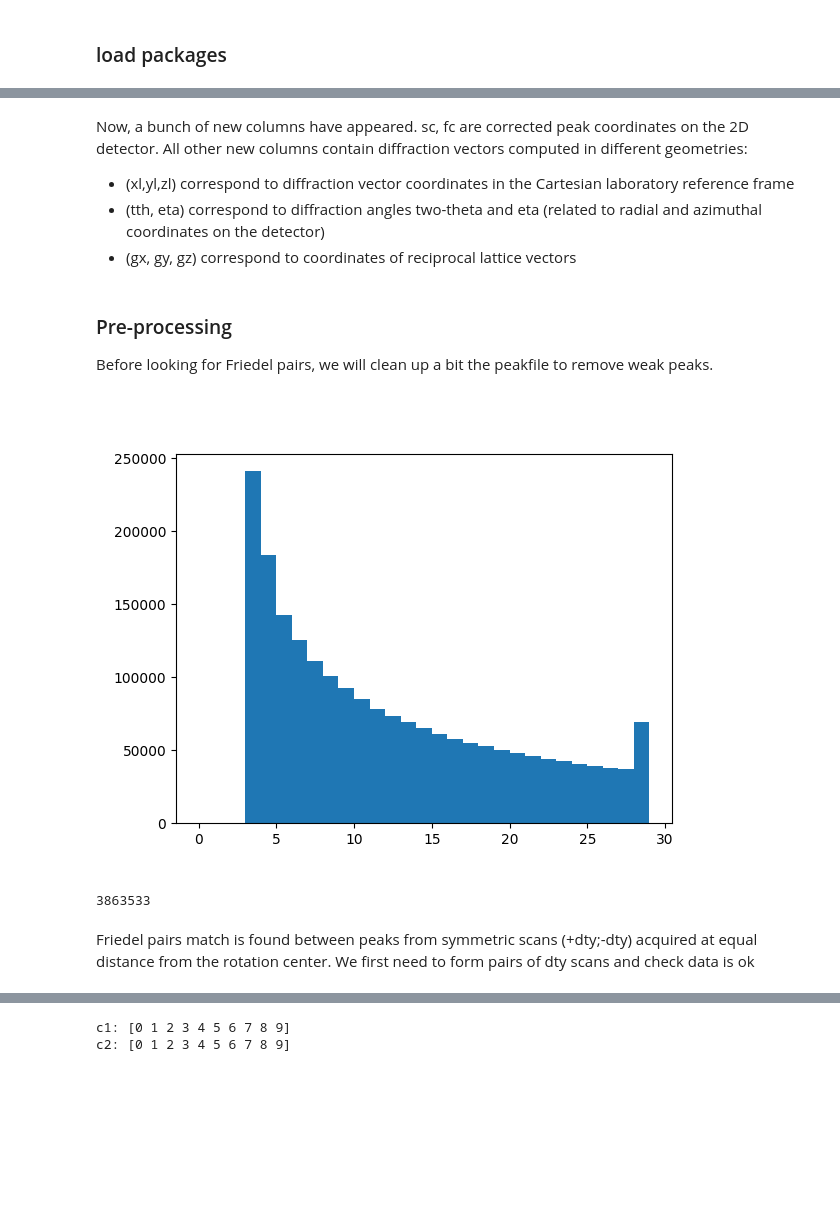
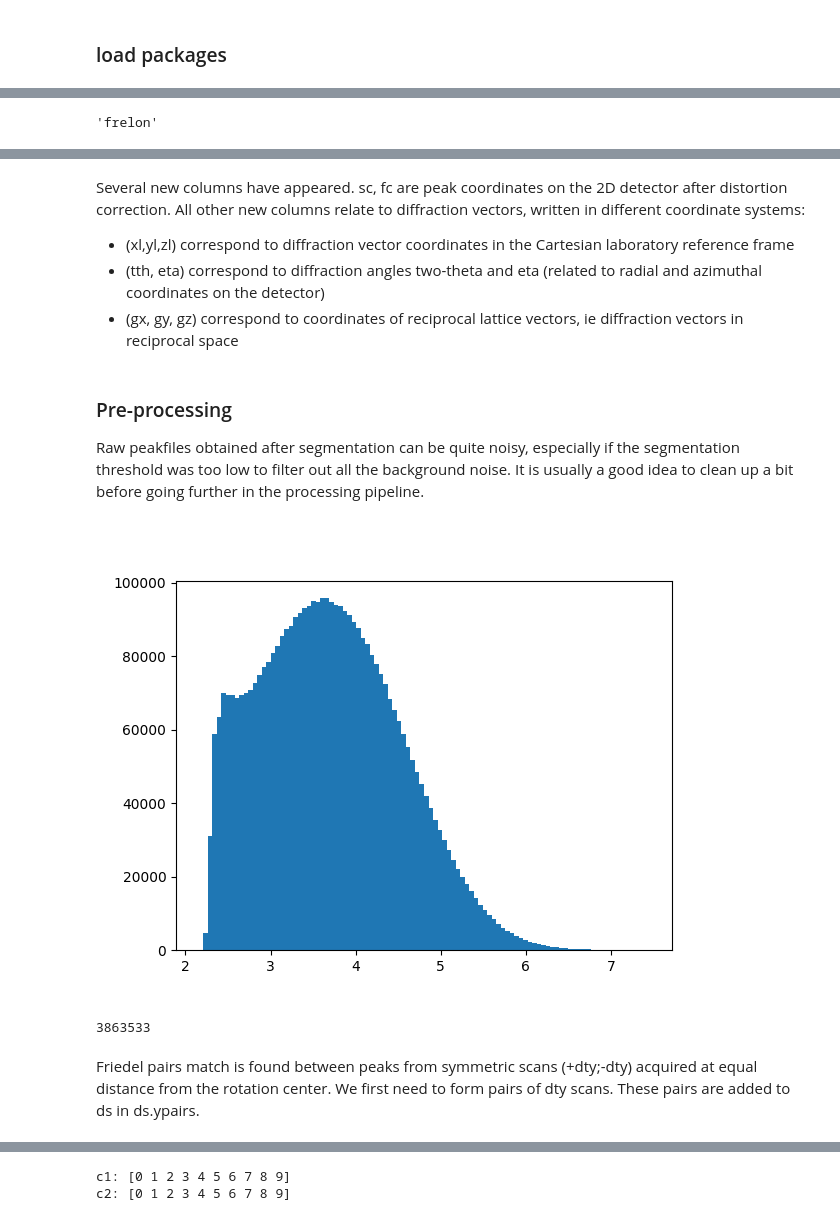
Before and after one commit to jbjacob94/pf_3dxrd, a Jupyter notebook: NB_tutorials/Tuto_001_Friedel_Pairs_Match.ipynb, the cells around one changed output, grey strips where cells are left out. Saved outputs shown, nothing was run; the diff lists cells and outputs as text; code cells hidden in the pictures; blank space fills up the shorter version.

```diff
--- a/NB_tutorials/Tuto_001_Friedel_Pairs_Match.ipynb
+++ b/NB_tutorials/Tuto_001_Friedel_Pairs_Match.ipynb
@@ -94,5 +95,5 @@ The first step consists in loading these data and storing peaks in a columnfile.
 # %%
-def load_data(dsname, parfile, input_format = 'peaktable', detector = 'eiger', return_2D_peaks=False):
+def load_data(dsname, parfile, input_format = 'peaktable', return_2D_peaks=False):
     """
     load data from peakfile or peaktable
 
@@ -101,7 +102,6 @@ def load_data(dsname, parfile, input_format = 'peaktable', detector = 'eiger', r
     dsname (str) : dataset name
     parfile (str): parameter file name
     input_format (str) : either 'peaktable' or 'peakfile'. Control whether data is loaded from an ImageD11 peak table or from a simple peakfile
-    detector (str) : detector type used for data acquisition. eiger or frelon. Default if eiger (nanofocus station at ID11)
     return_2D_peaks (bool): returns 2D peaks instead of 3D peaks (merged in omega) are returned. Only relevant for data loaded from a peak table
                             default is False
 
@@ -111,16 +111,15 @@ def load_data(dsname, parfile, input_format = 'peaktable', detector = 'eiger', r
     """
     ####################################
     assert input_format in ['peakfile', 'peaktable'], 'input_format must be either "peakfile" or "peaktable" '
-    assert detector in ['eiger', 'frelon'], 'input_format must be either "eiger" or "frelon" '
 
     # paths
     ####################################
     if input_format == 'peaktable':
         pksfile = os.path.join(data_dir, dsname+'_peaks_table.h5')
-        dsfile  = pksfile.replace('peaks_table','ds')
+        dsfile  = pksfile.replace('peaks_table','dataset')
     else:
         pksfile = os.path.join(data_dir, dsname+'_pks.h5')
-        dsfile  = pksfile.replace('pks','ds')
+        dsfile  = pksfile.replace('pks','dataset')
 
 
     # load ds file and peaks dictionary
@@ -165,9 +164,7 @@ splinefile = 'data/frelon21_mar16.spline'
 
 
 # load data
-cf, ds = load_data(dsname, parfile, input_format='peakfile', detector='frelon')
-
-print(cf.titles)
+cf, ds = load_data(dsname, parfile, input_format='peakfile')
 # %% [output]
 Loading data for dataset SI3_DT360Z5480:
 ==============================
@@ -192,5 +200,9 @@ cf contains raw data columns f_raw and s_raw with raw peak coordinates. These co
+# %%
+ds.detector
+# %% [output]
+'frelon'
 # %%
-def correct_distorsion_eiger( cf, parfile,
+def correct_distortion_eiger( cf, parfile,
               dxfile="/data/id11/nanoscope/Eiger/spatial_20210415_JW/e2dx.edf",
               dyfile="/data/id11/nanoscope/Eiger/spatial_20210415_JW/e2dy.edf"):
 
@@ -212,7 +224,7 @@ def correct_distorsion_eiger( cf, parfile,
     return cf
 
 
-def correct_disorsion_frelon( cf, parfile, splinefile, detector_dim = [2048,2048]):
+def correct_distortion_frelon( cf, parfile, splinefile):
     """
     FOR FRELON DATA. Apply detector distortion correction using a pixel look up table computed from a splinefile.
     Adds on the geometric computations (tth, eta, gvector, etc.)
@@ -228,8 +240,8 @@ def correct_disorsion_frelon( cf, parfile, splinefile, detector_dim = [2048,2048
     spat = ImageD11.blobcorrector.correctorclass(splinefile)
 
     # make pixel_lut  + substract xy grid coordinate (i,j) to keep only dx and dy arrays.
-    spat.make_pixel_lut((detector_dim[0], detector_dim[1]))
-    i, j = np.mgrid[ 0:detector_dim[0], 0:detector_dim[1] ]
+    spat.make_pixel_lut(spat.dim)
+    i, j = np.mgrid[ 0:spat.dim[0], 0:spat.dim[1] ]
     dx = spat.pixel_lut[0] - i
     dy = spat.pixel_lut[1] - j
 
@@ -252,11 +264,12 @@ def correct_disorsion_frelon( cf, parfile, splinefile, detector_dim = [2048,2048
     return cf
 # %%
 # detector correction distorsion with frelon data
-cf = correct_disorsion_frelon( cf, parfile, splinefile, detector_dim = [2048,2048])
+cf = correct_distortion_frelon( cf, parfile, splinefile)
 
 
-# detector correction distorsion with eiger data
-#cf = correct_distorsion_eiger(cf, parfile)
+# detector correction distorsion with eiger data. You may want to use different dxfile/dyfile depending on
+# when and where your data were acquired.
+#cf = correct_distortion_eiger(cf, parfile)
 
 cf.titles
 # %% [output]
@@ -279,17 +292,19 @@ cf.titles
  'gz',
  'ds']
 # %% [markdown]
-Now, a bunch of new columns have appeared. sc, fc are corrected peak coordinates on the 2D detector. All other new columns contain diffraction vectors computed in different geometries:
+Several new columns have appeared. sc, fc are peak coordinates on the 2D detector after distortion correction. All other new columns relate to diffraction vectors, written in different coordinate systems:
 - (xl,yl,zl) correspond to diffraction vector coordinates in the Cartesian laboratory reference frame
 - (tth, eta) correspond to diffraction angles two-theta and eta (related to radial and azimuthal coordinates on the detector)
-- (gx, gy, gz) correspond to coordinates of reciprocal lattice vectors
+- (gx, gy, gz) correspond to coordinates of reciprocal lattice vectors, ie diffraction vectors in reciprocal space
 # %% [markdown]
 ### Pre-processing
-Before looking for Friedel pairs, we will clean up a bit the peakfile to remove weak peaks.
+Raw peakfiles obtained after segmentation can be quite noisy, especially if the segmentation threshold was too low to filter out all the background noise. It is usually a good idea to clean up a bit before going further in the processing pipeline.
 # %%
-# look at distribution of peak intensity + nb of pixels to decide what threshold to apply
+# look at distribution of peak intensity + nb of pixels to decide if data need to be filtered
+# Here we see a sharp cut in the distribution at sum_intensity = 150, because the data have been previously filtered.
+
 pl.figure()
-pl.hist(cf.number_of_pixels,bins=np.arange(30));
+pl.hist(np.log10(cf.sum_intensity),bins=100);
 # %% [output]
-[figure, old version]
+[figure, new version]
 # %%
@@ -301,7 +316,7 @@ cf.nrows
 # %% [output]
 3863533
 # %% [markdown]
-Friedel pairs match is found between peaks from symmetric scans (+dty;-dty) acquired at equal distance from the rotation center. We first need to form pairs of dty scans and check data is ok
+Friedel pairs match is found between peaks from symmetric scans (+dty;-dty) acquired at equal distance from the rotation center. We first need to form pairs of dty scans. These pairs are added to ds in ds.ypairs.
 # %%
 # form dty pairs: pairs of (dty,-dty) scans which should contain symmetric information
 friedel_pairs.form_y_pairs(cf, ds, disp=True)
```
Also changed, not shown: parts of 42 cells of this notebook, 9 other files.
